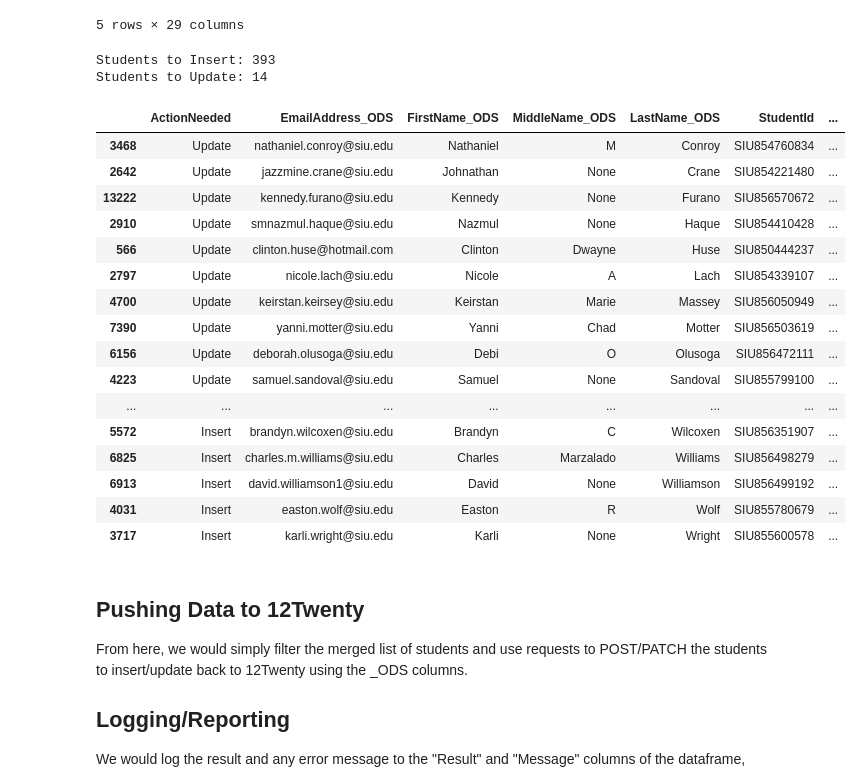
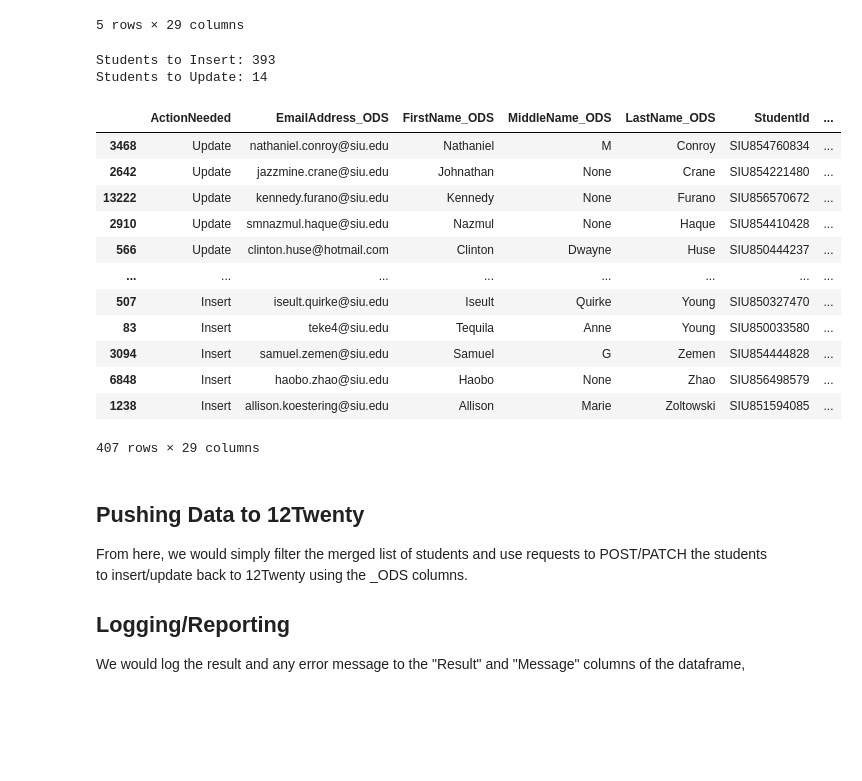
Before and after one commit to richard-siu/12twenty, a Jupyter notebook: app.ipynb, the cells around one changed output. Cells and saved outputs as stored; diff of their text form; code cells hidden in the pictures; blank space fills up the shorter version.

```diff
--- a/app.ipynb
+++ b/app.ipynb
@@ -140,29 +140,25 @@ merged_students.loc[merged_students['ActionNeeded'] == 'Update'].head()
 # %%
 #display final counts and data table
 print(f"Students to Insert: {merged_students.loc[merged_students['ActionNeeded'] == 'Insert']['StudentId'].count()}")
 print(f"Students to Update: {merged_students.loc[merged_students['ActionNeeded'] == 'Update']['StudentId'].count()}")
-with pd.option_context('display.max_rows', None, 'display.max_columns', None):
+with pd.option_context('display.max_rows', 25, 'display.max_columns', None):
     display(merged_students.loc[merged_students['ActionNeeded'] != 'None'].sort_values(by=['ActionNeeded', 'LastName_ODS', 'FirstName_ODS'], ascending=[False, True, True]))
 # %% [output]
 Students to Insert: 393
 Students to Update: 14
 |  | ActionNeeded | EmailAddress_ODS | FirstName_ODS | MiddleName_ODS | LastName_ODS | StudentId | ... |
 | 3468 | Update | nathaniel.conroy@siu.edu | Nathaniel | M | Conroy | SIU854760834 | ... |
 | 2642 | Update | jazzmine.crane@siu.edu | Johnathan | None | Crane | SIU854221480 | ... |
 | 13222 | Update | kennedy.furano@siu.edu | Kennedy | None | Furano | SIU856570672 | ... |
 | 2910 | Update | smnazmul.haque@siu.edu | Nazmul | None | Haque | SIU854410428 | ... |
 | 566 | Update | clinton.huse@hotmail.com | Clinton | Dwayne | Huse | SIU850444237 | ... |
-| 2797 | Update | nicole.lach@siu.edu | Nicole | A | Lach | SIU854339107 | ... |
-| 4700 | Update | keirstan.keirsey@siu.edu | Keirstan | Marie | Massey | SIU856050949 | ... |
-| 7390 | Update | yanni.motter@siu.edu | Yanni | Chad | Motter | SIU856503619 | ... |
-| 6156 | Update | deborah.olusoga@siu.edu | Debi | O | Olusoga | SIU856472111 | ... |
-| 4223 | Update | samuel.sandoval@siu.edu | Samuel | None | Sandoval | SIU855799100 | ... |
 | ... | ... | ... | ... | ... | ... | ... | ... |
-| 5572 | Insert | brandyn.wilcoxen@siu.edu | Brandyn | C | Wilcoxen | SIU856351907 | ... |
-| 6825 | Insert | charles.m.williams@siu.edu | Charles | Marzalado | Williams | SIU856498279 | ... |
-| 6913 | Insert | david.williamson1@siu.edu | David | None | Williamson | SIU856499192 | ... |
-| 4031 | Insert | easton.wolf@siu.edu | Easton | R | Wolf | SIU855780679 | ... |
-| 3717 | Insert | karli.wright@siu.edu | Karli | None | Wright | SIU855600578 | ... |
+| 507 | Insert | iseult.quirke@siu.edu | Iseult | Quirke | Young | SIU850327470 | ... |
+| 83 | Insert | teke4@siu.edu | Tequila | Anne | Young | SIU850033580 | ... |
+| 3094 | Insert | samuel.zemen@siu.edu | Samuel | G | Zemen | SIU854444828 | ... |
+| 6848 | Insert | haobo.zhao@siu.edu | Haobo | None | Zhao | SIU856498579 | ... |
+| 1238 | Insert | allison.koestering@siu.edu | Allison | Marie | Zoltowski | SIU851594085 | ... |
+407 rows × 29 columns
 # %% [markdown]
 ## Pushing Data to 12Twenty
 
```
